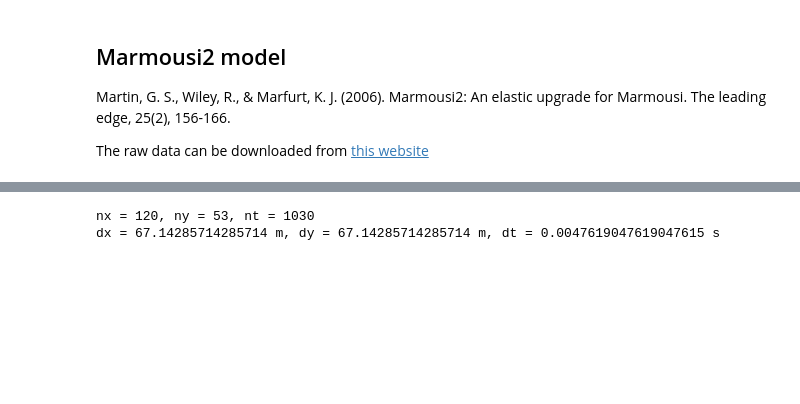
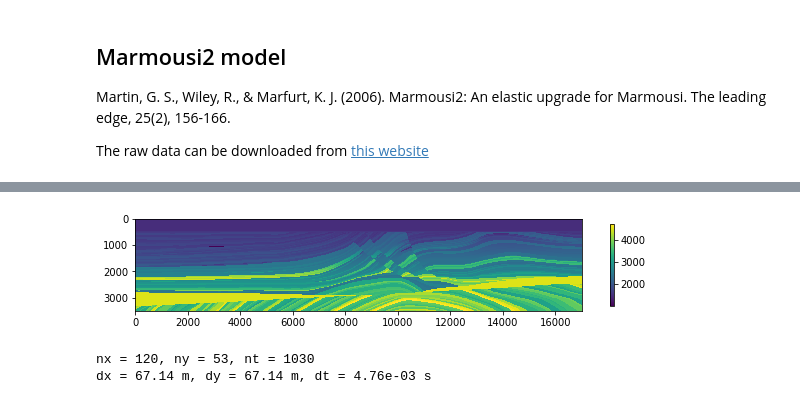
Before and after one commit to kailaix/ADSeismic.jl, a Jupyter notebook: examples/nn_fwi/Marmousi_model.ipynb, the cells around one changed output, grey strips where cells are left out. Saved outputs shown, nothing was run; the diff lists cells and outputs as text; code cells hidden in the pictures; blank space fills up the shorter version.

```diff
--- a/examples/nn_fwi/Marmousi_model.ipynb
+++ b/examples/nn_fwi/Marmousi_model.ipynb
@@ -46,7 +42,7 @@ def load_marmousi_model():
         os.system("wget {} -P {}".format("http://www.agl.uh.edu/downloads/vp_marmousi-ii.segy.gz", in_dir))
     if not os.path.exists(os.path.join(in_dir, "vs_marmousi-ii.segy.gz")):
         os.system("wget {} -P {}".format("http://www.agl.uh.edu/downloads/vs_marmousi-ii.segy.gz", in_dir))
-    if not os.path.exists(os.path.join(in_dir, "rho_marmousi-ii.segy.gz")):
+    if not os.path.exists(os.path.join(in_dir, "density_marmousi-ii.segy.gz")):
         os.system("wget {} -P {}".format("http://www.agl.uh.edu/downloads/density_marmousi-ii.segy.gz", in_dir))
     meta = obspy.read(os.path.join(in_dir, "vs_marmousi-ii.segy.gz"), format='segy')
     vs = extract_data(meta) * 1e3 #m/s^2
@@ -74,9 +70,10 @@ def load_marmousi_model():
 
 marmousi_model = load_marmousi_model()
 # %%
-plt.figure()
-plt.pcolormesh(marmousi_model["x"], marmousi_model["y"], marmousi_model["vp"].T)
+plt.figure(figsize=(10,5))
+plt.pcolormesh(marmousi_model["x"][::10], marmousi_model["y"][::10], marmousi_model["vp"][::10,::10].T)
+plt.axis("scaled")
 plt.gca().invert_yaxis()
-plt.colorbar()
+plt.colorbar(shrink=0.3)
 plt.show()
 # %% [output]
@@ -84,0 +80 @@ plt.show()
+[figure, added]
@@ -85,27 +100,9 @@ plt.show()
 # %%
-def resample_model(x, y, model):
-
-    vs = interp2d(model['y'], model['x'], model['vs'], kind='cubic')(y, x)
-    vp = interp2d(model['y'], model['x'], model['vp'], kind='cubic')(y, x)
-    rho = interp2d(model['y'], model['x'], model['rho'], kind='cubic')(y, x)
-
-    new_model = {}
-    new_model['vp'] = vp
-    new_model['vs'] = vs
-    new_model['rho'] = rho
-    new_model['x'] = x
-    new_model['y'] = y
-    new_model['dx'] = x[1] - x[0]
-    new_model['dy'] = y[1] - y[0]
-
-    return new_model
-
-
 f0 = 10
 vp0 = np.max(marmousi_model['vp'])
 dx, dt = calc_dx_dt(f0, vp0)
 dy = dx
-n_pml = 11
+n_pml = 12
 x_range = [5000, 13000]
 y_range = [0, 3500]
 t_range = [0, np.sqrt((x_range[1] - x_range[0])**2 + (y_range[1] - y_range[0])**2)/np.mean(marmousi_model['vp']) * 1.5]
@@ -115,11 +112,12 @@ t = np.arange(t_range[0], t_range[1], dt)
 nx = len(x)
 ny = len(y)
 nt = len(t)
-model = resample_model(x, y, marmousi_model)
 src_rcv_depth = n_pml
 mask_extra_detph = 0
-print("nx = {}, ny = {}, nt = {}".format(nx, ny, nt))
-print("dx = {} m, dy = {} m, dt = {} s".format(dx, dy, dt))
+
+model = resample_model(x, y, marmousi_model)
+print(f"nx = {nx}, ny = {ny}, nt = {nt}")
+print(f"dx = {dx:.2f} m, dy = {dy:.2f} m, dt = {dt:.2e} s")
 # %% [output]
 nx = 120, ny = 53, nt = 1030
-dx = 67.14285714285714 m, dy = 67.14285714285714 m, dt = 0.0047619047619047615 s
+dx = 67.14 m, dy = 67.14 m, dt = 4.76e-03 s
```
Also changed, not shown: parts of 12 cells of this notebook, 6 other files.
